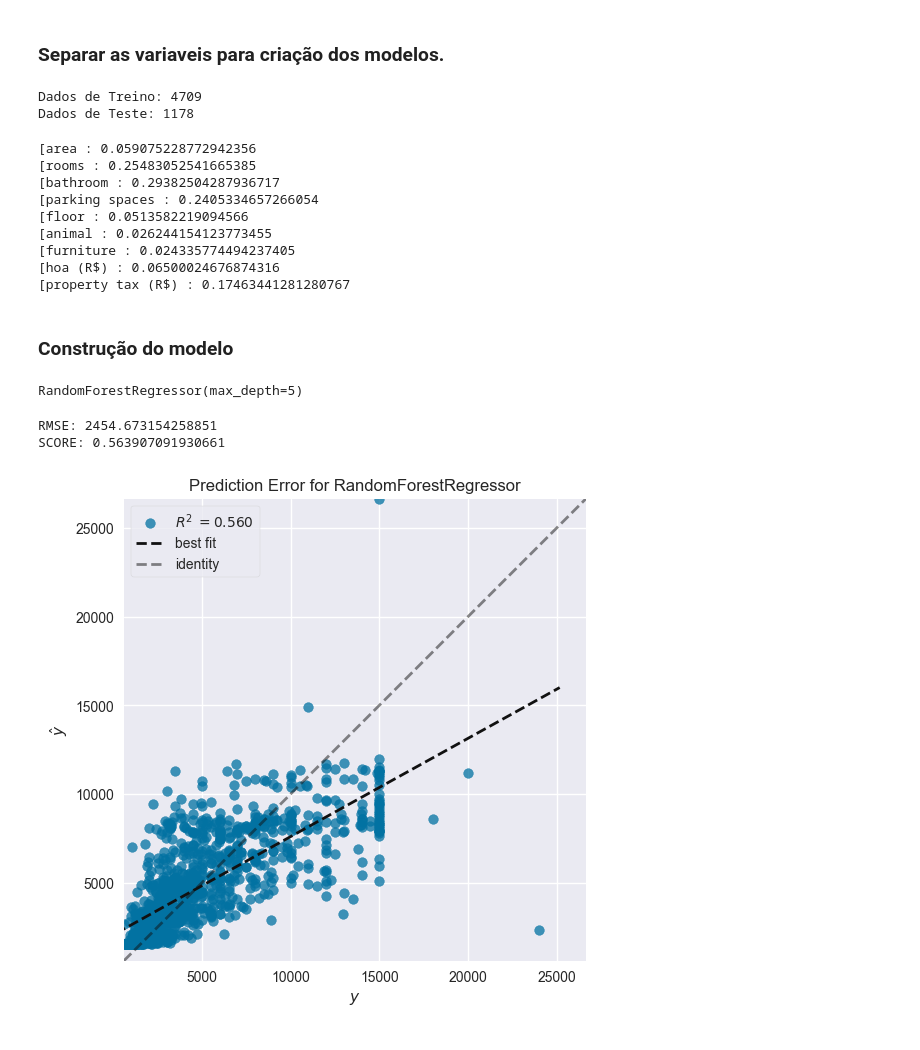
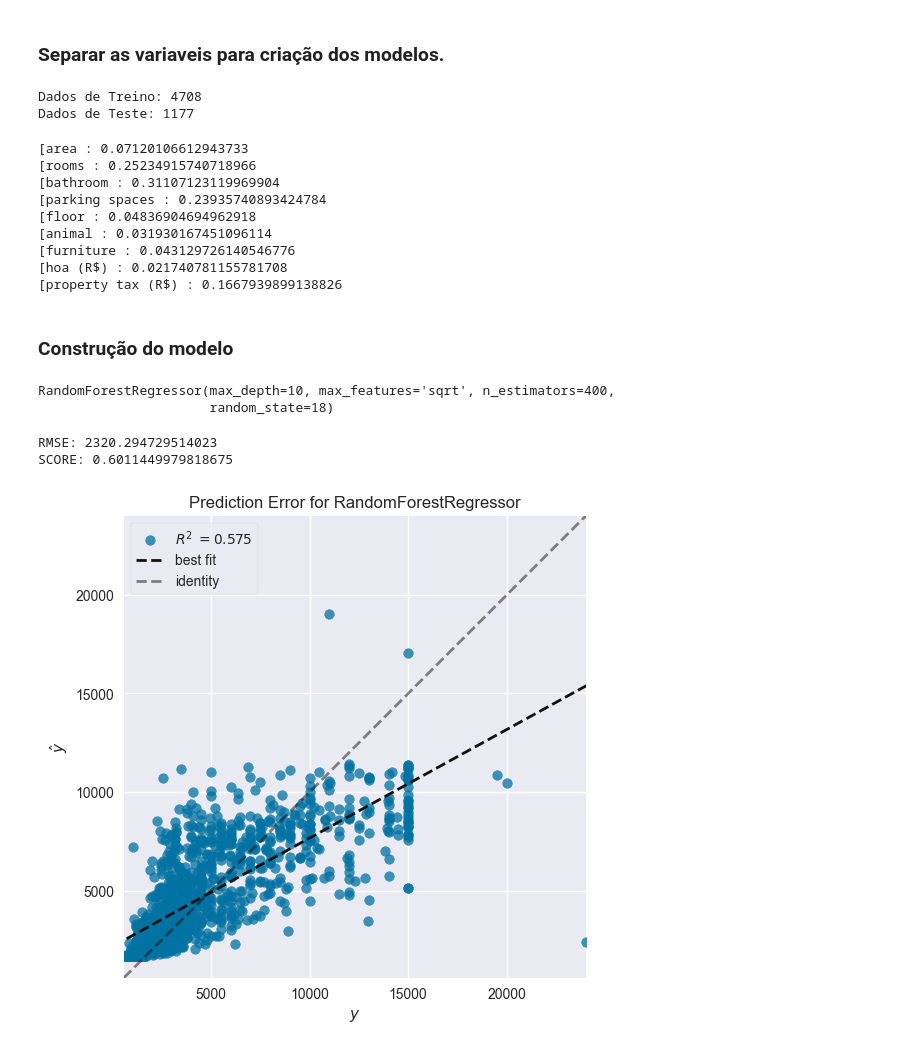
Before and after one commit to denisbrunom/Precificacao_aluguel, a Jupyter notebook: house.ipynb, the cells around one changed output. Drawn from its saved outputs; the diff is of its cells as text; code cells hidden in the pictures.

```diff
--- a/house.ipynb
+++ b/house.ipynb
@@ -180,6 +180,9 @@ print(Colunas_Numericas)
 Index(['area', 'rooms', 'bathroom', 'parking spaces', 'hoa (R$)',
        'rent amount (R$)', 'property tax (R$)'],
       dtype='object')
+# %%
+df.drop(6645,inplace=True)
+df.drop(5331,inplace=True)
 # %%
 #grid <-graficos
 #tamanho
@@ -300,8 +340,8 @@ x_treino, x_teste, y_treino, y_teste = train_test_split(Caracteristicas, Previso
 print(f'Dados de Treino: { x_treino.shape[0] }')
 print(f'Dados de Teste: { x_teste.shape[0] }')
 # %% [output]
-Dados de Treino: 4709
-Dados de Teste: 1178
+Dados de Treino: 4708
+Dados de Teste: 1177
 # %%
 #Feature mais relevantes
 from turtle import position
@@ -327,15 +367,15 @@ Scores = Selecao_Features(x_treino, y_treino)
 for Posicao, Score in enumerate(Scores.scores_):
     print( f'[{x_treino.columns[Posicao]} : {Score}')
 # %% [output]
-[area : 0.059075228772942356
-[rooms : 0.25483052541665385
-[bathroom : 0.29382504287936717
-[parking spaces : 0.2405334657266054
-[floor : 0.0513582219094566
-[animal : 0.026244154123773455
-[furniture : 0.024335774494237405
-[hoa (R$) : 0.06500024676874316
-[property tax (R$) : 0.17463441281280767
+[area : 0.07120106612943733
+[rooms : 0.25234915740718966
+[bathroom : 0.31107123119969904
+[parking spaces : 0.23935740893424784
+[floor : 0.04836904694962918
+[animal : 0.031930167451096114
+[furniture : 0.043129726140546776
+[hoa (R$) : 0.021740781155781708
+[property tax (R$) : 0.1667939899138826
 # %% [markdown]
 ### Construção do modelo
 # %%
@@ -343,12 +383,13 @@ for Posicao, Score in enumerate(Scores.scores_):
 from sklearn.ensemble import RandomForestRegressor
 
 #Instanciar modelo
-Modelo_Floresta = RandomForestRegressor( max_depth = 5 )
+Modelo_Floresta = RandomForestRegressor( n_estimators = 400, max_features = 'sqrt', max_depth = 10, random_state = 18 )
 
 #Fitar
 Modelo_Floresta.fit(x_treino, y_treino)
 # %% [output]
-RandomForestRegressor(max_depth=5)
+RandomForestRegressor(max_depth=10, max_features='sqrt', n_estimators=400,
+                      random_state=18)
 # %%
 #Avaliar performance
 Previsoes = Modelo_Floresta.predict(x_teste)
@@ -361,19 +402,19 @@ from math import sqrt
 print(f'RMSE: { sqrt( mean_squared_error(y_teste, Previsoes ) ) } ')
 print(f'SCORE: { r2_score( y_teste, Previsoes ) } ')
 # %% [output]
-RMSE: 2454.673154258851
-SCORE: 0.563907091930661
+RMSE: 2320.294729514023
+SCORE: 0.6011449979818675
 # %%
 #Avaliando YellowBrick
 from yellowbrick.regressor import PredictionError
 
 #Instanciar
-Modelo = RandomForestRegressor(max_depth=5)
+Modelo = RandomForestRegressor(n_estimators = 300, max_features = 'sqrt', max_depth = 5, random_state = 1)
 Erro_modelo = PredictionError(Modelo)
 
 #Fitar
 Erro_modelo.fit(x_treino, y_treino)
 Erro_modelo.score(x_teste, y_teste)
 Erro_modelo.show();
 # %% [output]
-[figure, old version]
+[figure, new version]
```
Also changed, not shown: parts of 7 cells of this notebook.
